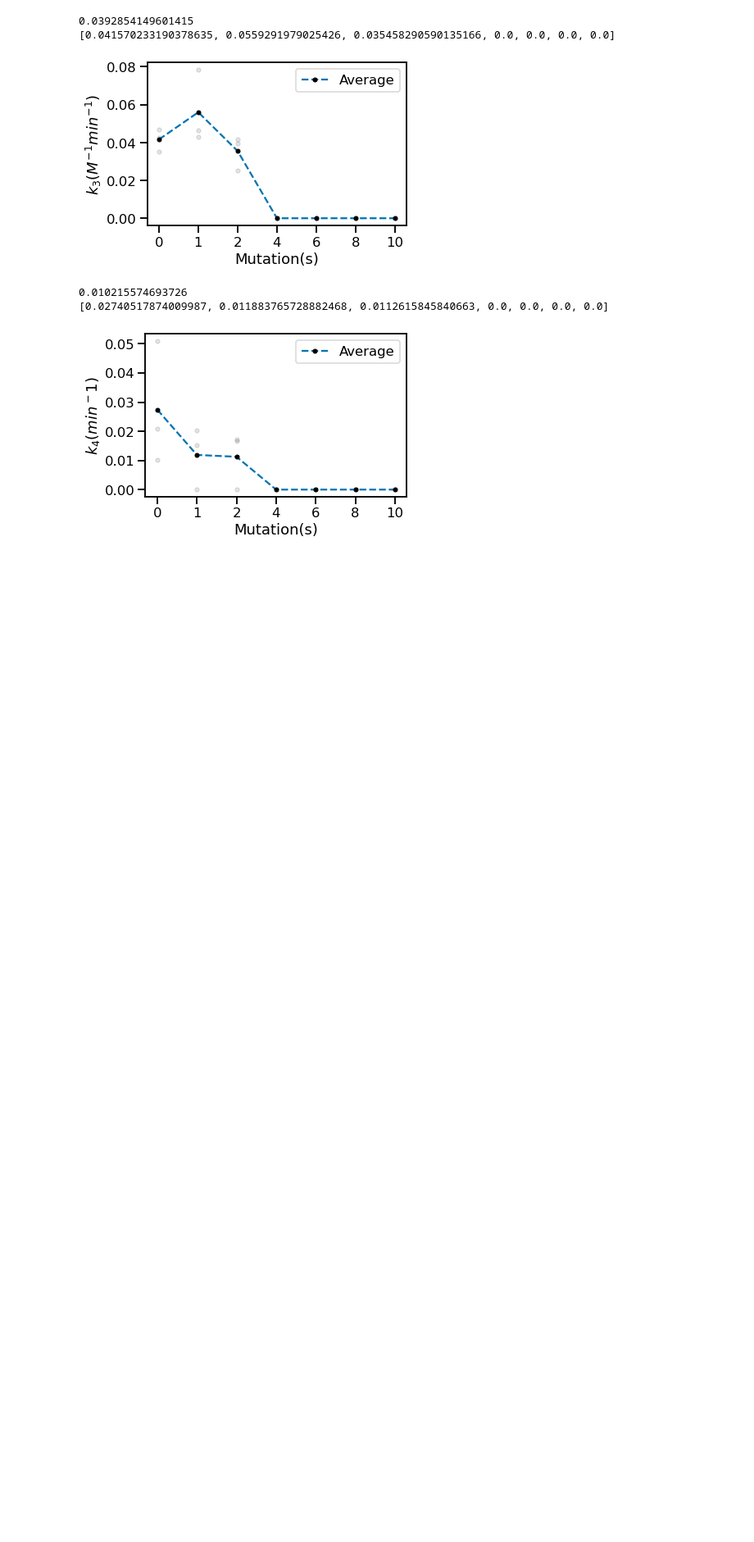
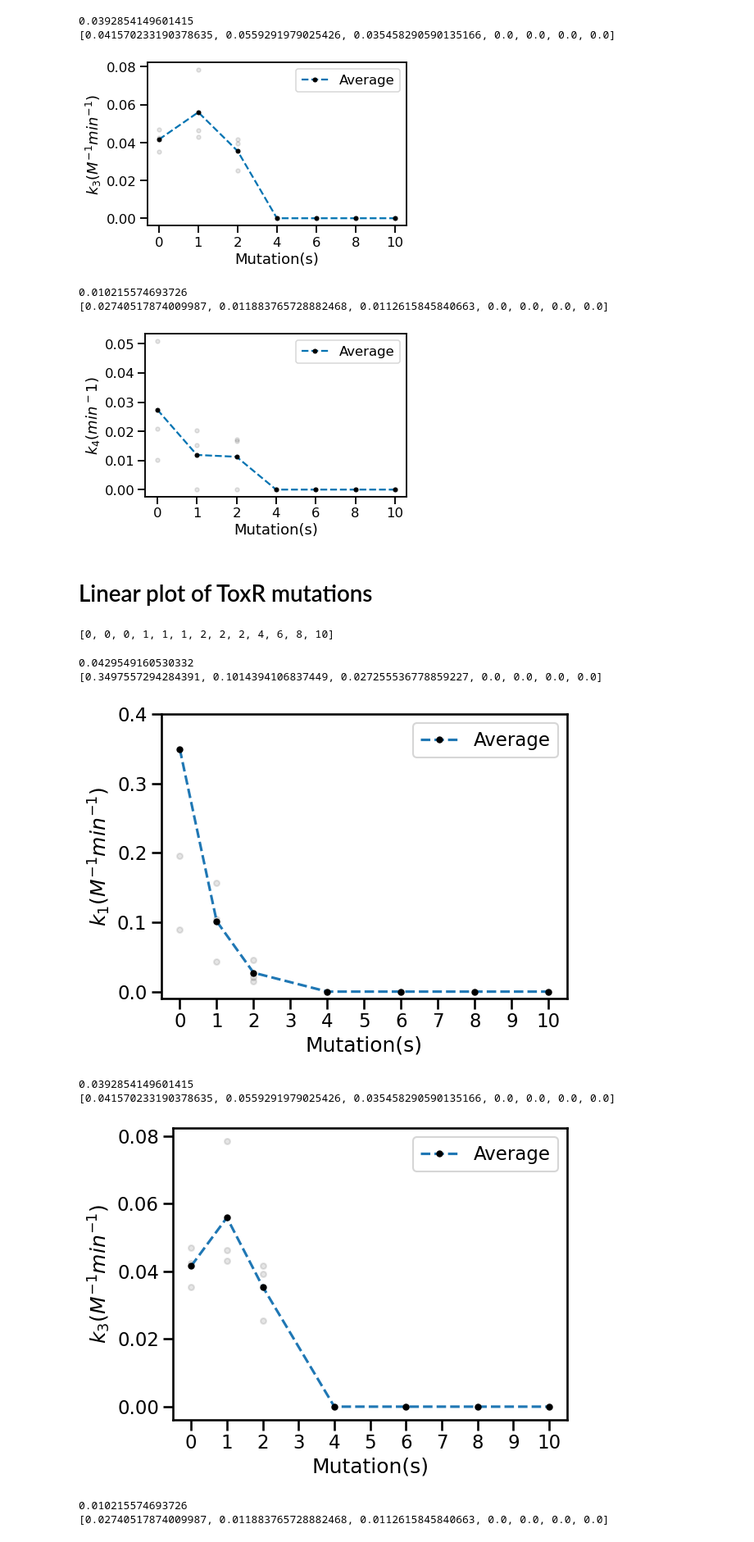
Before and after one commit to NessLfy/shelllock, a Jupyter notebook: notebooks/scripts/SHERLOCK_modeling_figure.ipynb, the cells around one changed output. Shown at 82% size. Cells and saved outputs as stored; diff of their text form; code cells hidden in the pictures; blank space fills up the shorter version.

Commit message:
add linear mutation plot

```diff
--- a/notebooks/scripts/SHERLOCK_modeling_figure.ipynb
+++ b/notebooks/scripts/SHERLOCK_modeling_figure.ipynb
@@ -729,3 +729,61 @@ for j in range(3):
 0.010215574693726
 [0.02740517874009987, 0.011883765728882468, 0.0112615845840663, 0.0, 0.0, 0.0, 0.0]
 [figure]
+# %% [markdown]
+# Linear plot of ToxR mutations
+# %%
+pos = [0,]
+counter = 0
+for i in range(1,len(tox.columns)-4):
+    #print(i)
+    if i%3 == 0:
+        counter+=1
+    pos.append(counter)
+x= 4,6,8,10
+for j in x:
+    pos.append(j)
+print(pos)
+# %% [output]
+[0, 0, 0, 1, 1, 1, 2, 2, 2, 4, 6, 8, 10]
+# %%
+sns.set_context('talk')
+label =['$k_1$','$k_3$','$k_4$']
+t = ['A','B','C']
+n = [0,1,2,3,4,6,8,10]
+for j in range(3):
+    med = np.median(tox.iloc[j])
+    print(med)
+    counter = 0
+    for i in tox.columns:
+        plt.scatter(pos[counter],tox[i].iloc[j],color='black',alpha=0.1,s=25)
+        counter+=1
+
+    plt.xticks(np.arange(0,10,step=1))
+    plt.xticks(np.arange(11),np.arange(11))
+
+    if j ==2:
+        plt.ylabel('$k_4$($min^-1$)')
+    elif j ==0:
+        plt.ylim(-0.01,0.4)
+        plt.ylabel(label[j] + '($M^{-1}min^{-1}$)')
+    else:
+        plt.ylabel(label[j] + '($M^{-1}min^{-1}$)')
+    plt.xlabel('Mutation(s)')
+    print(mk[j])
+
+
+    plt.plot(list(set(pos)),mk[j],linestyle='--',marker='o',label='Average',markersize=5
+            ,markeredgecolor='black',markerfacecolor='black')
+    plt.legend()
+    plt.tight_layout()
+    #plt.savefig('../images/SHERLOCK/modeling/tox_'+label[j].strip('$')+ '_.png',dpi=300)
+    plt.show()
+# %% [output]
+0.0429549160530332
+[0.3497557294284391, 0.1014394106837449, 0.027255536778859227, 0.0, 0.0, 0.0, 0.0]
+[figure, added]
+0.0392854149601415
+[0.041570233190378635, 0.0559291979025426, 0.035458290590135166, 0.0, 0.0, 0.0, 0.0]
+[figure, added]
+0.010215574693726
+[0.02740517874009987, 0.011883765728882468, 0.0112615845840663, 0.0, 0.0, 0.0, 0.0]
```
Also changed, not shown: parts of 2 cells of this notebook.
